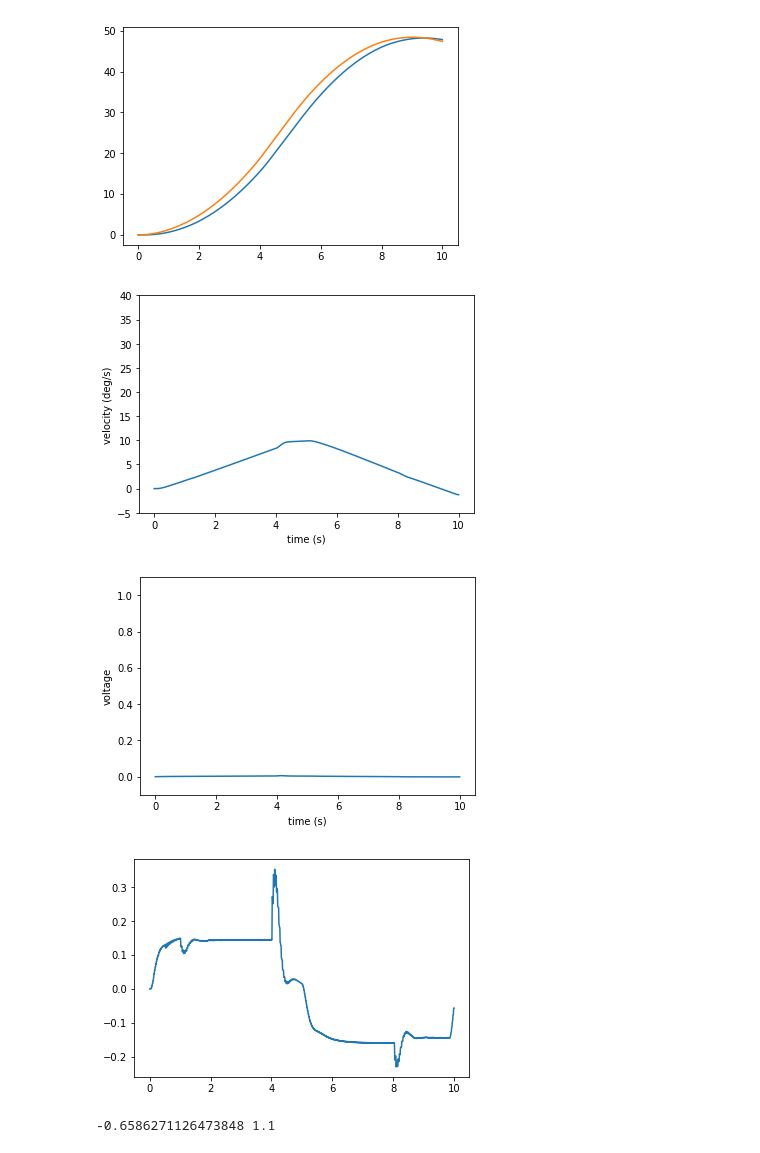
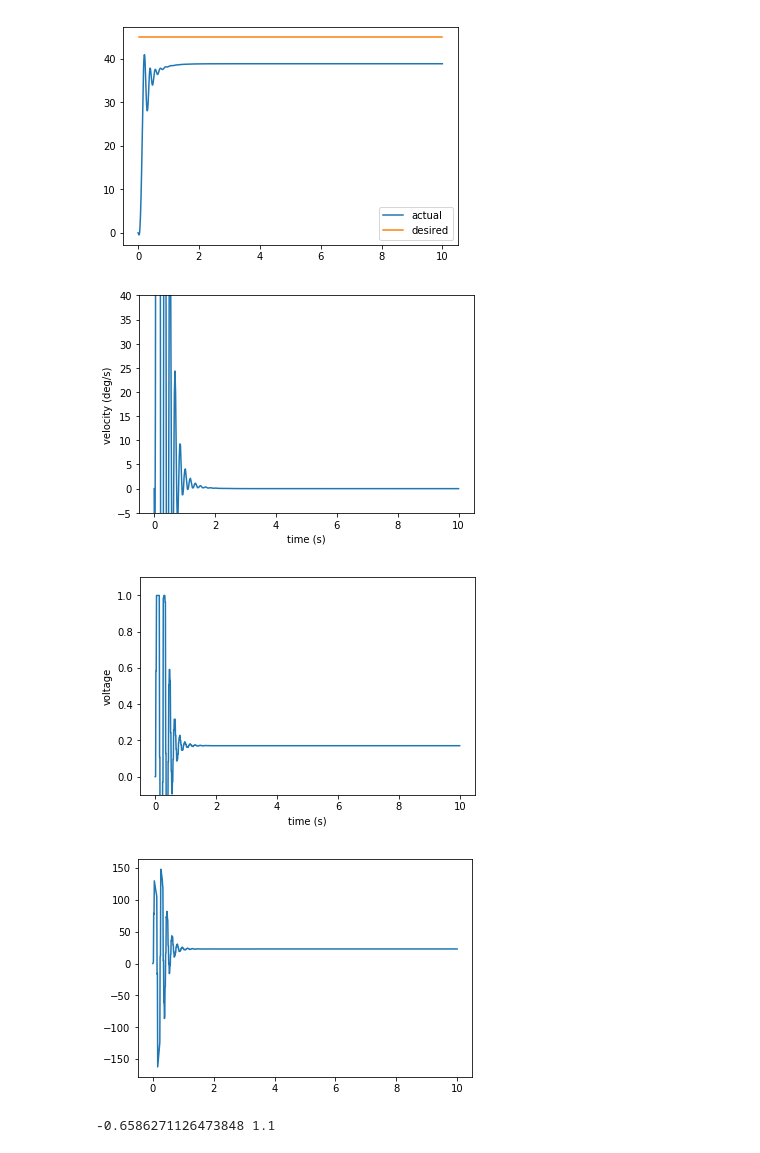
Before and after one commit to ariovistus/mechsim, a Jupyter notebook: state-space-arm.ipynb, the cells around one changed output. Drawn from its saved outputs; the diff is of its cells as text; code cells hidden in the pictures.

```diff
--- a/state-space-arm.ipynb
+++ b/state-space-arm.ipynb
@@ -49,7 +49,7 @@ def polar_conjugates(angle, radius):
 # %%
 def state_space_arm():
     DT = 0.01
-    Ng = 40
+    Ng = 60
     N = 2
     motor_system=MotorSystem(motor=motors._775pro, motor_count=N, gearing_ratio=Ng)
     motor = motors._775pro
@@ -71,7 +71,7 @@ def state_space_arm():
     print ('continuous B:\n%s' % (Bc,))
     print ('discrete B:\n%s' % (B,))
 
-    Kpoles = numpy.array([0.9, 0.9])
+    Kpoles = numpy.array([0.5, 0.83])
     K = dplace(A, B, Kpoles)
     print ('K: \n%s' % (K,))
 
@@ -79,7 +79,7 @@ def state_space_arm():
     L = dplace(A.T, C.T, Lpoles).T
     print ('L: \n%s' % (L,))
 
-    dc_gain = - C * numpy.linalg.inv(Ac - Bc*K) * Bc
+    dc_gain = - C * numpy.linalg.inv(A - numpy.eye(A.shape[0])- B*K) * B
     print("dc_gain: ", dc_gain)
 
     def r_for_position(theta_rad):
@@ -94,6 +94,11 @@ def state_space_arm():
         state.r_pos = 0
         state.t_poss = []
         state.r_poss = []
+        torque_gs0 = sim.end_mass_kg * g * sim.arm_length_m + sim.arm_mass_kg * g * sim.arm_length_m / 2
+        torque_gm0 = torque_gs0 / sim.motor_system.motor_count / sim.motor_system.gearing_ratio
+        state.Vss0 = sim.motor_system.motor.resistance() * torque_gm0 / sim.motor_system.motor.ktorque()
+        print("Vss0: ", state.Vss0)
+        state.Vss0 = 7
         state.R = r_for_position(numpy.radians(0))
         state.profiler = TrapezoidalProfile(
             cruise_v=numpy.radians(20),
@@ -107,6 +112,8 @@ def state_space_arm():
 
 
         u = numpy.matrix(state.R - K * X_hat_old)[0, 0]
+        uff = state.Vss0 * numpy.cos(state.theta_rad)
+        u = u + uff
         u = clamp(u, -12, 12)
         #print ("U: %s" %(type(u),))
         #print("U: ", u.shape)
@@ -117,7 +124,8 @@ def state_space_arm():
         state.Y_hat = C * X_hat_old
 
         state.profiler.calculate_new_velocity(state.theta_rad, DT)
-        state.r_pos += state.profiler.current_target_v * DT
+        #state.r_pos += state.profiler.current_target_v * DT
+        state.r_pos = numpy.radians(45)
         state.t_poss.append(state.time_from_start_s)
         state.r_poss.append(state.r_pos)
         state.R = r_for_position(state.r_pos)
@@ -135,8 +143,8 @@ def state_space_arm():
         nominal_voltage=12.,
         damping=0.001,
         periodic = periodic,
-        hardstop_spring_constant=100000,
-        counterbalanced=True,
+        hardstop_spring_constant=0,
+        counterbalanced=False,
         init = init,
         motor_system=motor_system,
     )
@@ -144,6 +152,7 @@ def state_space_arm():
 
     plt.plot(sim.ts, numpy.degrees(sim.thetas))
     plt.plot(sim.state.t_poss, numpy.degrees(sim.state.r_poss))
+    plt.legend(["actual", "desired"])
     plt.show()
     plot_velocity(sim, ylim=(-5, 40))
     plot_voltages(sim)
@@ -171,8 +180,8 @@ dc_gain:  [[0.06269508]]
 R: [[0.]]
-[figure, old version]
+[figure, new version]
-[figure, old version]
+[figure, new version]
-[figure, old version]
+[figure, new version]
-[figure, old version]
+[figure, new version]
 # %%
 ts = numpy.radians(range(0, 90))
 costs = numpy.cos(ts)
```
Also changed, not shown: parts of 1 cell of this notebook, 3 other files.
